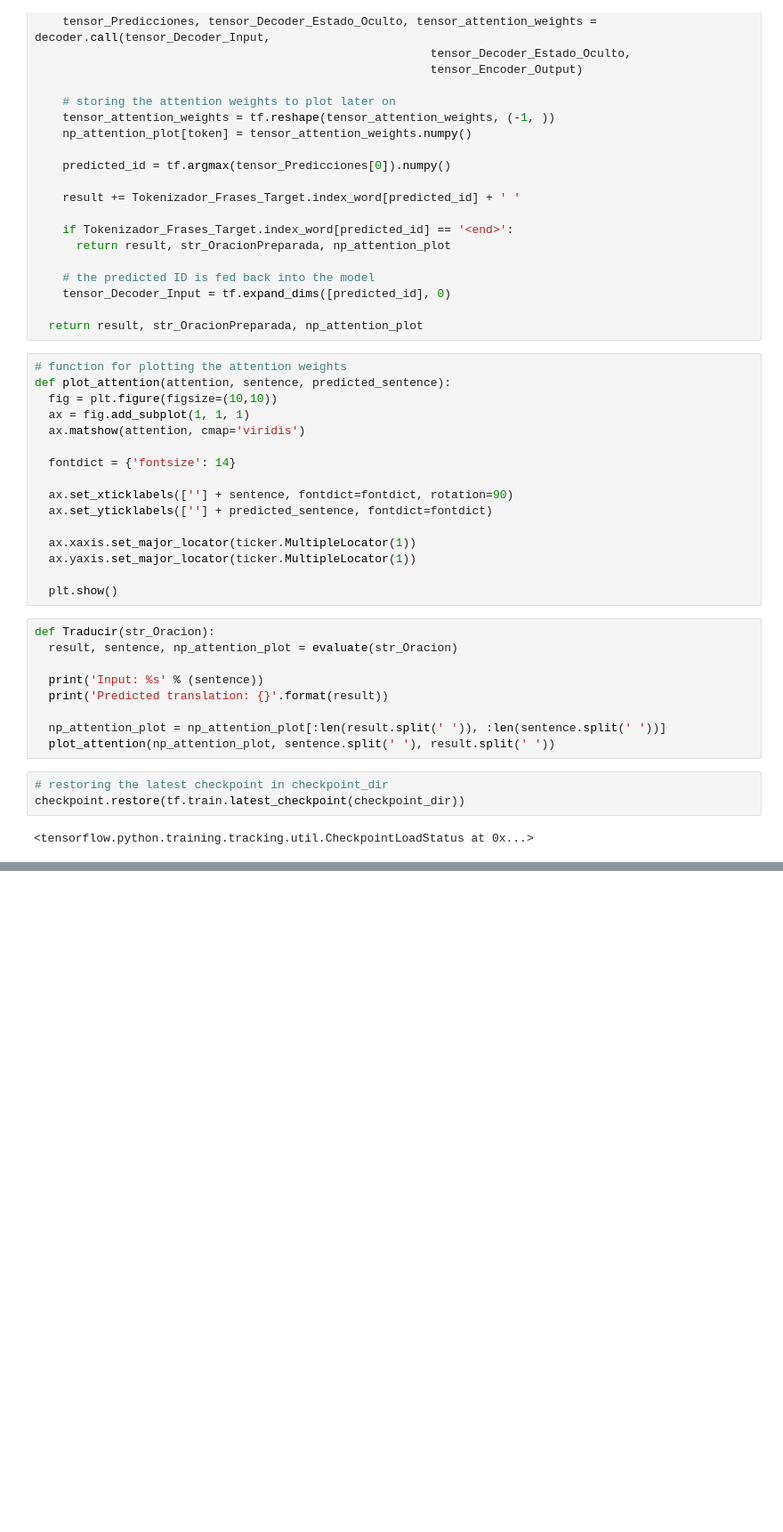
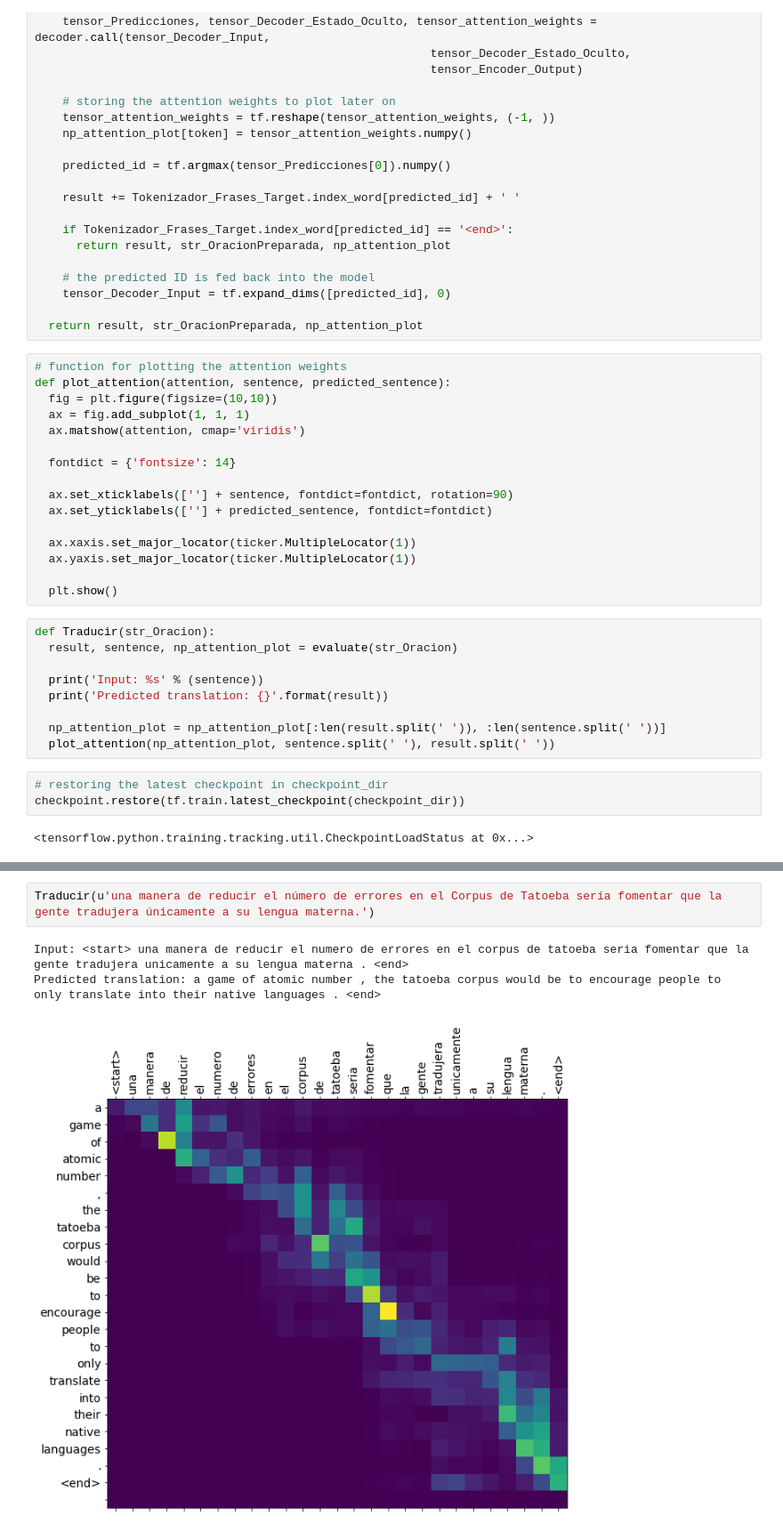
Before and after one commit to lauragmz/NeuralMachineTranslation_esp-ing, a Jupyter notebook: notebooks/NMT_experimentos.ipynb, the cells around one changed output, grey strips where cells are left out. Shown at 89% size. Cells and saved outputs as stored; diff of their text form; blank space fills up the shorter version.

```diff
--- a/notebooks/NMT_experimentos.ipynb
+++ b/notebooks/NMT_experimentos.ipynb
@@ -356,0 +363,6 @@ Predicted translation: we re academic . <end>
+# %%
+Traducir(u'una manera de reducir el número de errores en el Corpus de Tatoeba sería fomentar que la gente tradujera únicamente a su lengua materna.')
+# %% [output]
+Input: <start> una manera de reducir el numero de errores en el corpus de tatoeba seria fomentar que la gente tradujera unicamente a su lengua materna . <end>
+Predicted translation: a game of atomic number , the tatoeba corpus would be to encourage people to only translate into their native languages . <end>
+[figure, added]
```
Also changed, not shown: parts of 8 cells of this notebook, 2 other files.
